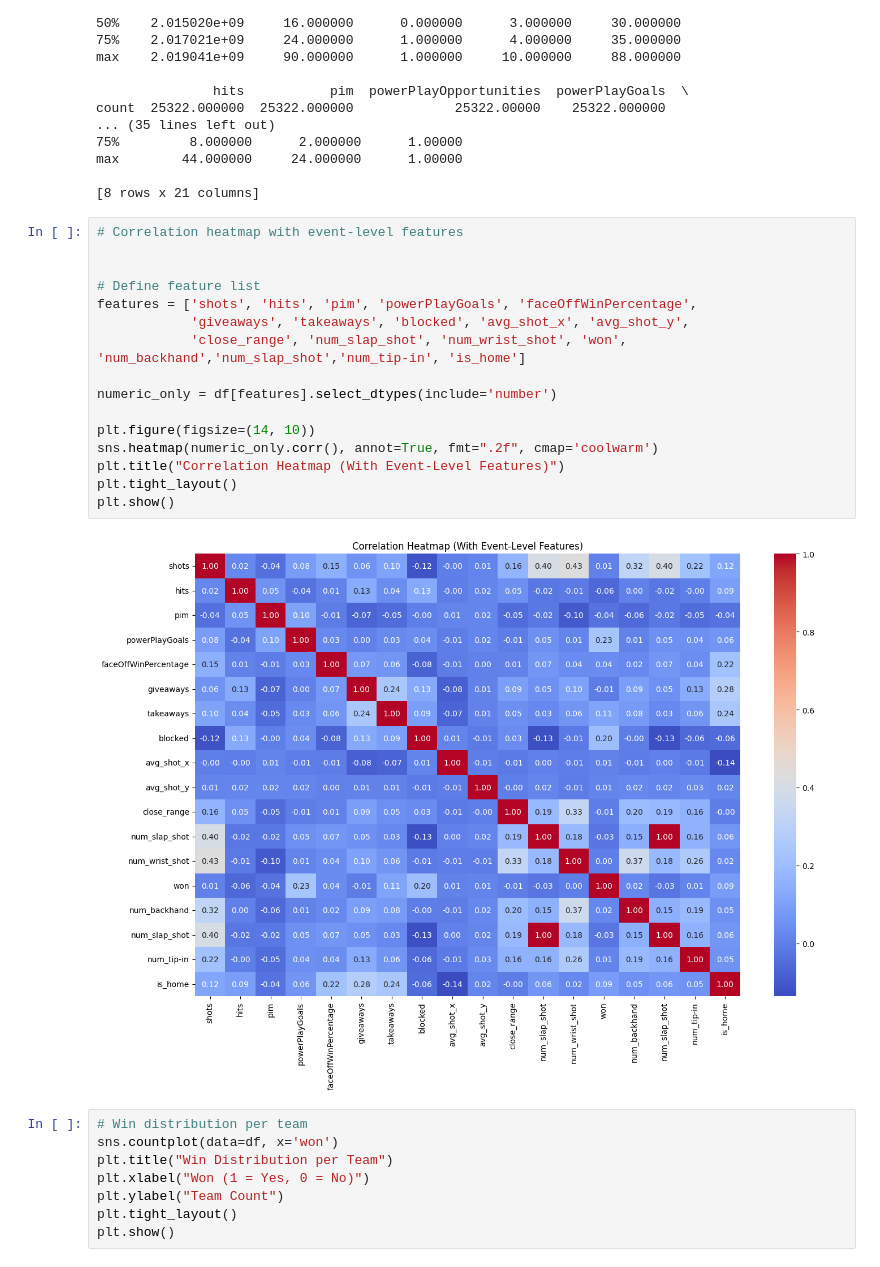
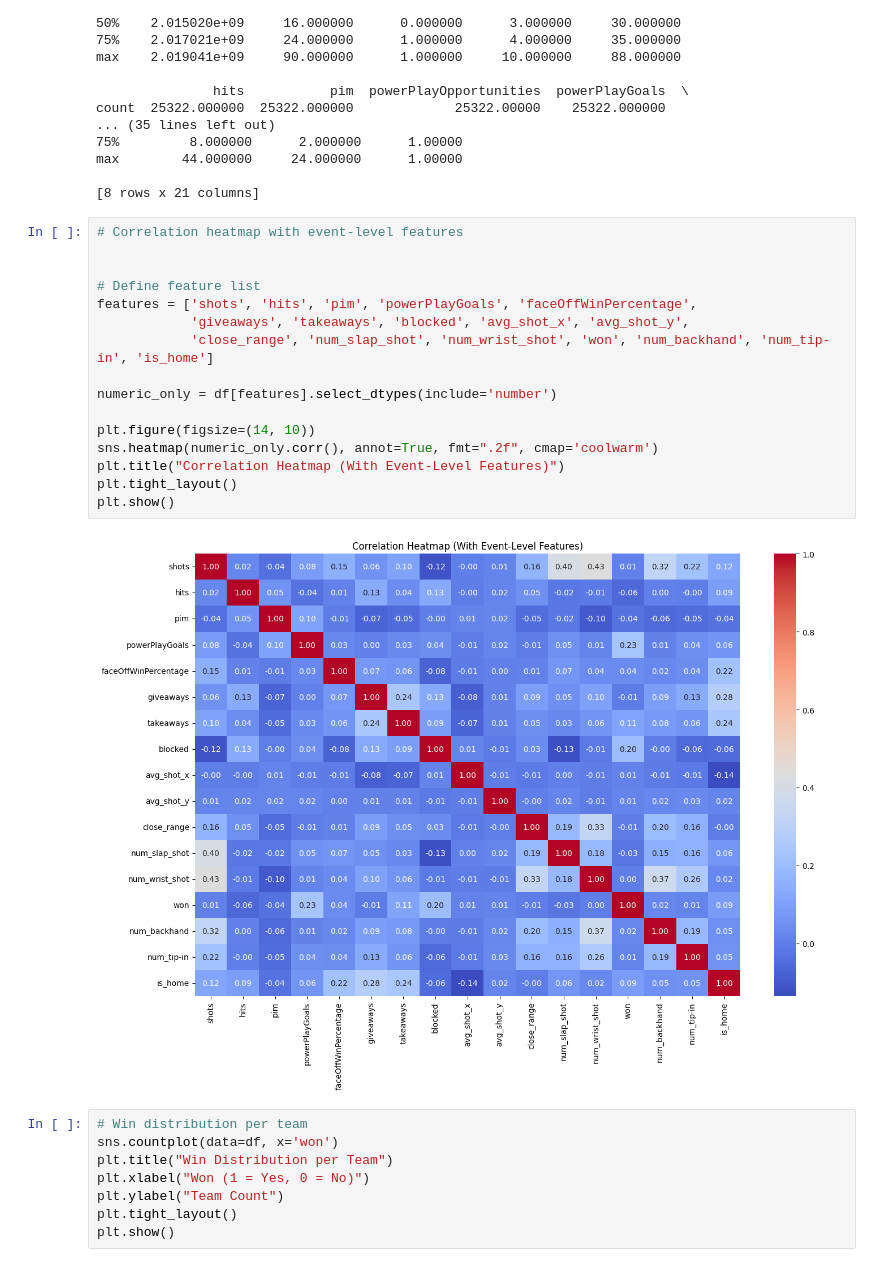
Before and after one commit to lkbnch/CS_513_Final_Project, a Jupyter notebook: EDA_With_Event_Features_NHL_Win.ipynb, the cells around one changed output. Saved outputs shown, nothing was run; the diff lists cells and outputs as text.

Commit message:
getting rid of dupe num_slap_shot

```diff
--- a/EDA_With_Event_Features_NHL_Win.ipynb
+++ b/EDA_With_Event_Features_NHL_Win.ipynb
@@ -56,21 +54,21 @@ max        44.000000     24.000000      1.00000
 # %%
 # Correlation heatmap with event-level features
 
 
 # Define feature list
 features = ['shots', 'hits', 'pim', 'powerPlayGoals', 'faceOffWinPercentage',
             'giveaways', 'takeaways', 'blocked', 'avg_shot_x', 'avg_shot_y',
-            'close_range', 'num_slap_shot', 'num_wrist_shot', 'won', 'num_backhand','num_slap_shot','num_tip-in', 'is_home']
+            'close_range', 'num_slap_shot', 'num_wrist_shot', 'won', 'num_backhand', 'num_tip-in', 'is_home']
 
 numeric_only = df[features].select_dtypes(include='number')
 
 plt.figure(figsize=(14, 10))
 sns.heatmap(numeric_only.corr(), annot=True, fmt=".2f", cmap='coolwarm')
 plt.title("Correlation Heatmap (With Event-Level Features)")
 plt.tight_layout()
 plt.show()
 # %% [output]
-[figure, old version]
+[figure, new version]
 # %%
 # Win distribution per team
 sns.countplot(data=df, x='won')
```
Also changed, not shown: parts of 1 cell of this notebook.
